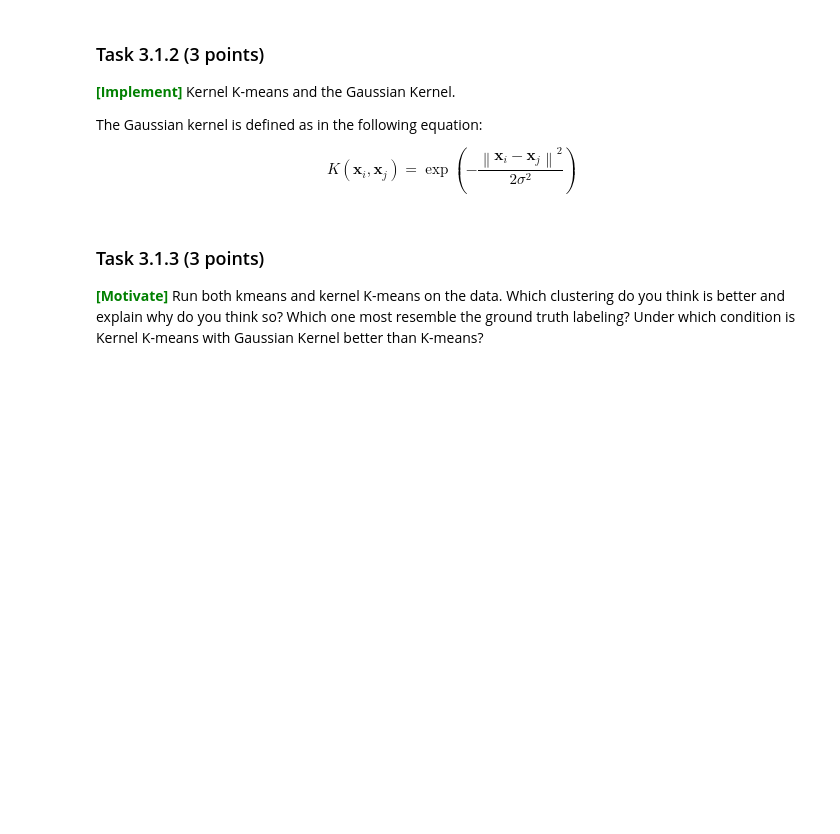
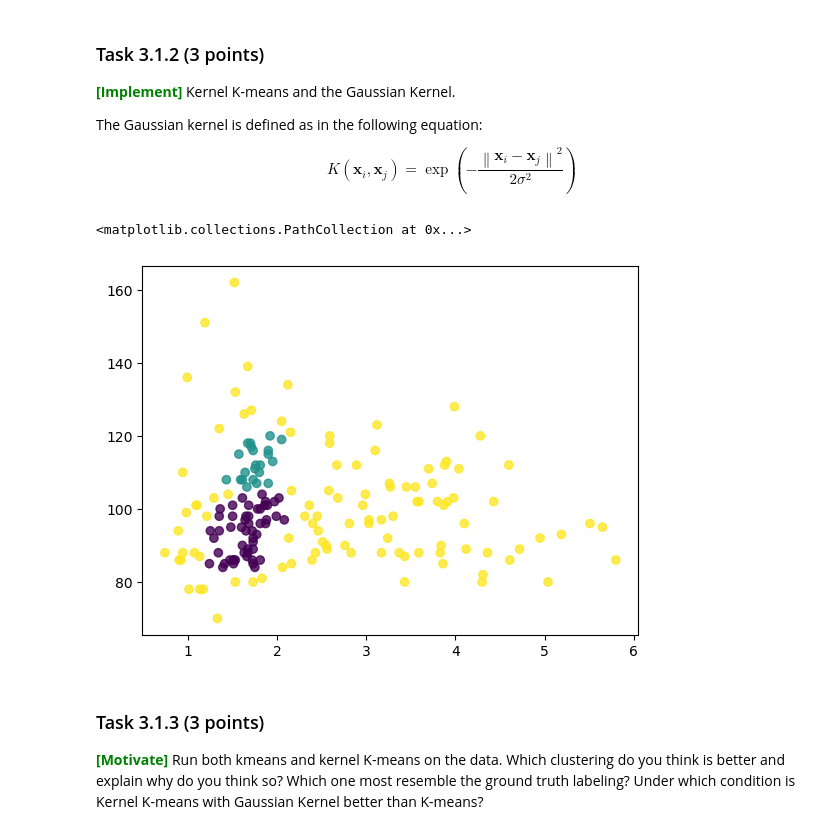
Before and after one commit to garlicxd/dm2025-group-7, a Jupyter notebook: handins/handin1.ipynb, the cells around one changed output. Saved outputs shown, nothing was run; the diff lists cells and outputs as text; code cells hidden in the pictures; blank space fills up the shorter version.

Commit message:
Vaguely following the algorithm from Slide 35, lecture 2 of Kernel-Kmeans for Task 3.1.2

```diff
--- a/handins/handin1.ipynb
+++ b/handins/handin1.ipynb
@@ -1196,32 +1196,69 @@ K\left(\mathbf{x}_{i}, \mathbf{x}_{j}\right)=\exp \left(-\frac{\left\|\mathbf{x}
 # %%
 X = df[['malic_acid', "magnesium"]].to_numpy()
 X_norm = (X - X.min(0)) / X.ptp(0)
 X_scaled = StandardScaler().fit(X_norm).transform(X_norm)
 
 y = df[['target']].to_numpy()
 
 def gaussian_kernel(x,y, sigma=0.2):
     k = 0
     ### YOUR CODE HERE
-
-
+    k = np.exp((-np.linalg.norm(x-y)**2) / (2 * sigma**2))
     ### YOUR CODE HERE
     return k
 
 
 def kernel_kmeans(X, n_clusters, kernel=gaussian_kernel, iters=100, error=0):
     # For simplicity use 'init' as initial points for your algorithm
     kmeans = KMeans(n_clusters=n_clusters, init="k-means++",max_iter=1).fit(X)
     init = kmeans.cluster_centers_
 
+    labels = kmeans.labels_
+
     ### YOUR CODE HERE
+    def finding_corect_clusters(X, n_clusters, kernel,  error, iters,  labels):
+        for i in range(iters):
+            old_labels = labels.copy()
+
+
+            sqnorms = np.zeros(n_clusters)
+            for c_index in range(n_clusters):
+                cluster_points = X[labels == c_index]
+                if len(cluster_points) > 0:
+                    sqnorms[c_index] = np.mean([
+                        kernel(xa, xb) for xa in cluster_points for xb in cluster_points
+                    ])
+
+
+            avg = np.zeros((X.shape[0], n_clusters))
+            for i, x in enumerate(X):
+                for c_index in range(n_clusters):
+                    cluster_points = X[labels == c_index]
+                    if len(cluster_points) > 0:
+                        avg[i, c_index] = np.mean([kernel(xj, x) for xj in cluster_points])
+
+
+            distances = sqnorms - 2 * avg
+            new_labels = np.argmin(distances, axis=1)
+
+
+            if np.allclose(new_labels, old_labels, atol=error):
+                return labels
+
+            labels = new_labels
+
+
+    clusters = finding_corect_clusters(X, n_clusters, kernel, error, iters,  labels)
 
 
     ### YOUR CODE HERE
     return clusters
 
-# clusters = kernel_kmeans(X_scaled, 3)
-# plt.scatter(X[:, 0], X[:, 1], alpha=0.8, c=clusters)
+clusters = kernel_kmeans(X_scaled, 3)
+plt.scatter(X[:, 0], X[:, 1], alpha=0.8, c=clusters)
+# %% [output]
+<matplotlib.collections.PathCollection at 0x...>
+[figure, added]
 # %% [markdown]
 ### Task 3.1.3 (3 points)
 <span style='color: green'>**\[Motivate\]**</span> Run both kmeans and kernel K-means on the data.
```
Also changed, not shown: parts of 3 cells of this notebook.
